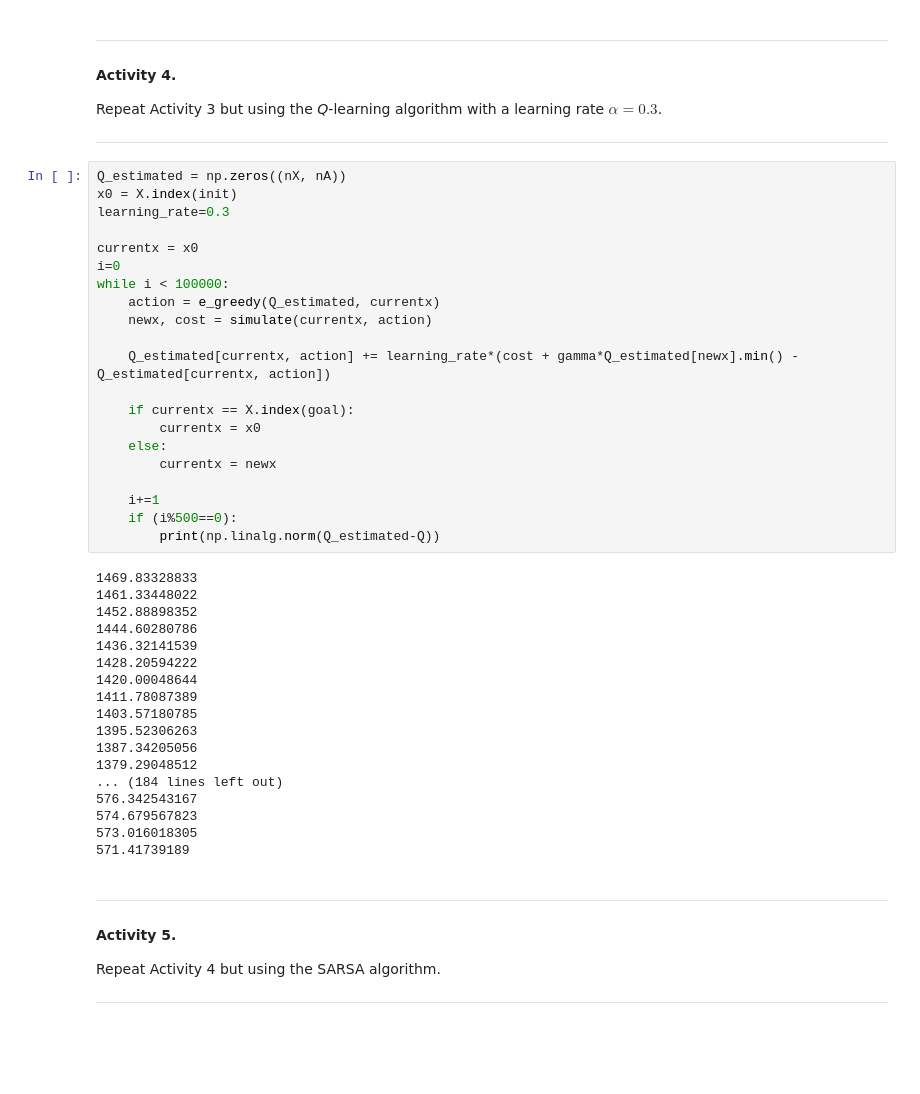
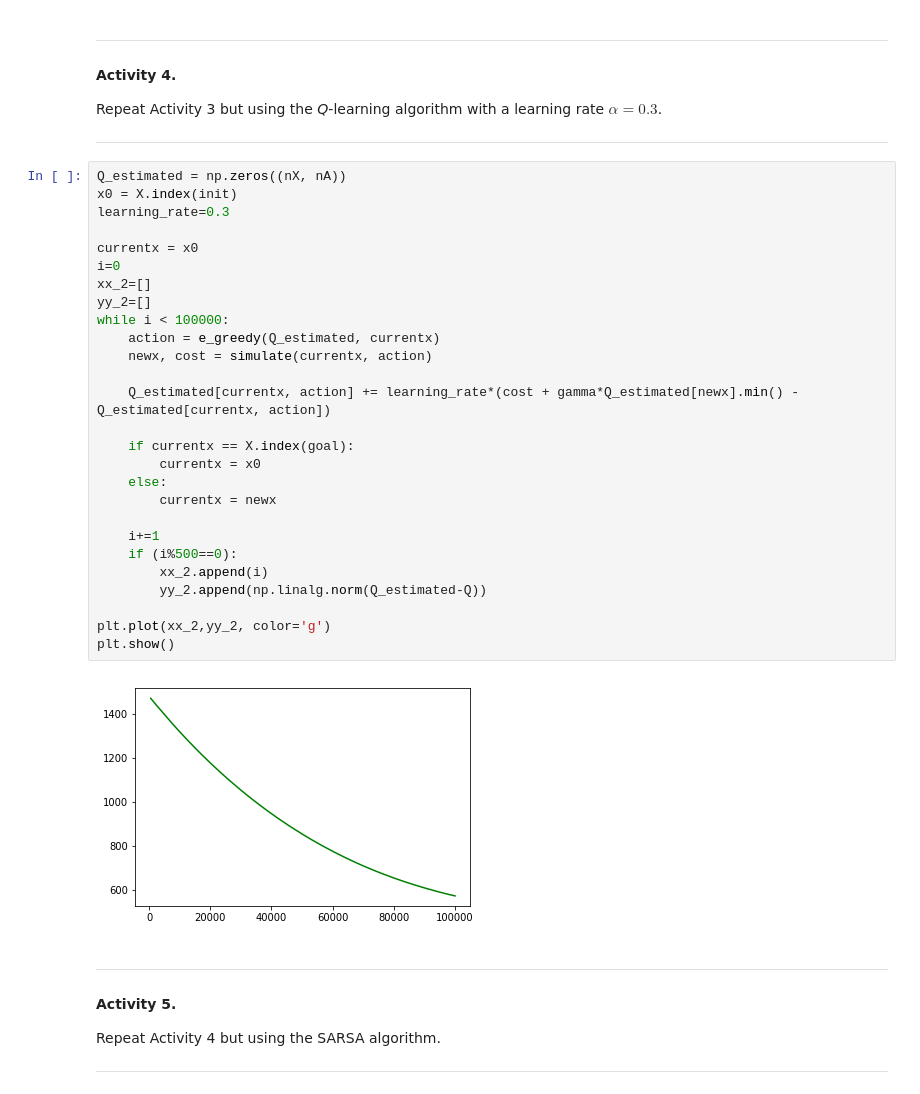
Before and after one commit to goncalo-rodrigues/ADI2017, a Jupyter notebook: LAB6/lab-6-enun.ipynb, the cells around one changed output. Drawn from its saved outputs; the diff is of its cells as text; blank space fills up the shorter version.

```diff
--- a/LAB6/lab-6-enun.ipynb
+++ b/LAB6/lab-6-enun.ipynb
@@ -257,42 +243,32 @@ Repeat Activity 3 but using the _Q_-learning algorithm with a learning rate $\al
 # %%
 Q_estimated = np.zeros((nX, nA))
 x0 = X.index(init)
 learning_rate=0.3
 
 currentx = x0
 i=0
+xx_2=[]
+yy_2=[]
 while i < 100000:
     action = e_greedy(Q_estimated, currentx)
     newx, cost = simulate(currentx, action)
 
     Q_estimated[currentx, action] += learning_rate*(cost + gamma*Q_estimated[newx].min() -  Q_estimated[currentx, action])
 
     if currentx == X.index(goal):
         currentx = x0
     else:
         currentx = newx
 
     i+=1
     if (i%500==0):
-        print(np.linalg.norm(Q_estimated-Q))
+        xx_2.append(i)
+        yy_2.append(np.linalg.norm(Q_estimated-Q))
+
+plt.plot(xx_2,yy_2, color='g')
+plt.show()
 # %% [output]
-1469.83328833
-1461.33448022
-1452.88898352
-1444.60280786
-1436.32141539
-1428.20594222
-1420.00048644
-1411.78087389
-1403.57180785
-1395.52306263
-1387.34205056
-1379.29048512
-... (184 lines left out)
-576.342543167
-574.679567823
-573.016018305
-571.41739189
+[figure, added]
 # %% [markdown]
 ---
 
```
Also changed, not shown: parts of 7 cells of this notebook.
